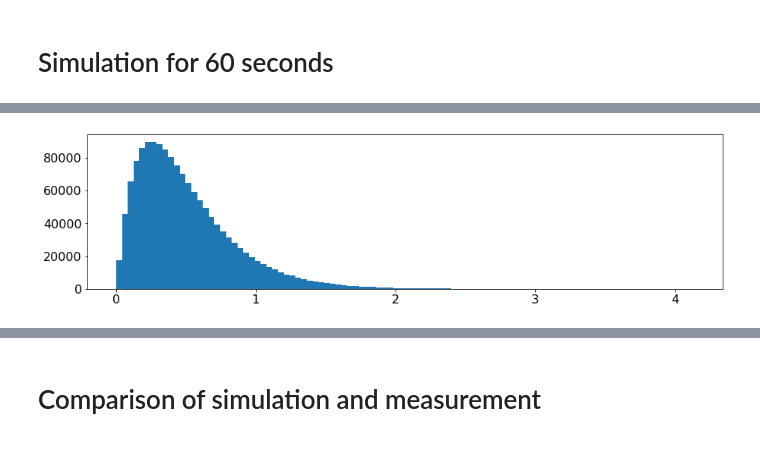
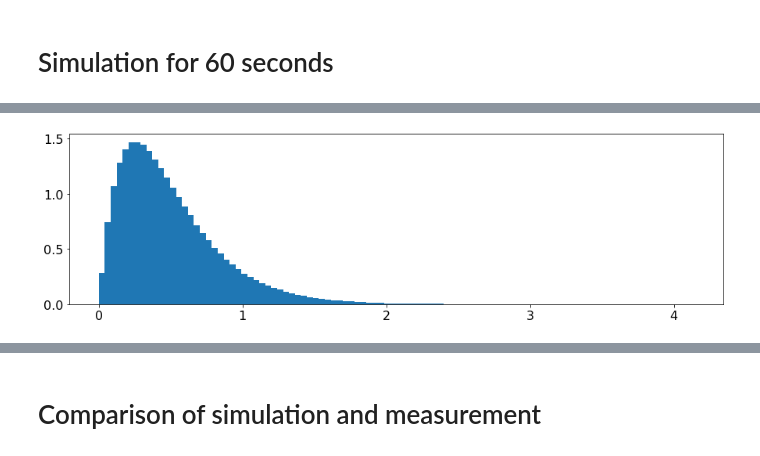
Before and after one commit to IharLobach/ursse, a Jupyter notebook: analyzing_collected_data/shifts/shift_02_28_2020/experiment_vs_simulation_random_walk.ipynb, the cells around one changed output, grey strips where cells are left out. Saved outputs shown, nothing was run; the diff lists cells and outputs as text; code cells hidden in the pictures.

```diff
--- a/analyzing_collected_data/shifts/shift_02_28_2020/experiment_vs_simulation_random_walk.ipynb
+++ b/analyzing_collected_data/shifts/shift_02_28_2020/experiment_vs_simulation_random_walk.ipynb
@@ -173,16 +177,17 @@ sim_df = pd.read_pickle(shift.get_results_dir().fi("sim_df.pkl"))
 # %%
 # adding random gamma to sim_df to simulate spad's tts
 spad_tts = 0.35
 mean_spad = 0.5
 std_spad = spad_tts
 theta_spad = std_spad**2/mean_spad
 k_spad = mean_spad/theta_spad
 ts_spad = np.random.gamma(k_spad, theta_spad, size=len(sim_df.index))
-plt.hist(ts_spad, bins=100)
+fig, ax = plt.subplots(figsize=(15,4))
+ax.hist(ts_spad, bins=100, density=True)
 plt.show()
 sim_df['delay'] = sim_df['delay'] + ts_spad
 # %% [output]
-[figure, old version]
+[figure, new version]
 # %%
 print(f"Simulation rms bunch length = {sim_df.delay.std():.3f} ns")
 print(f"Textbook equation rms bunch length = {tau_rms:.3f} ns")
```
Also changed, not shown: parts of 8 cells of this notebook, 3 other files.
